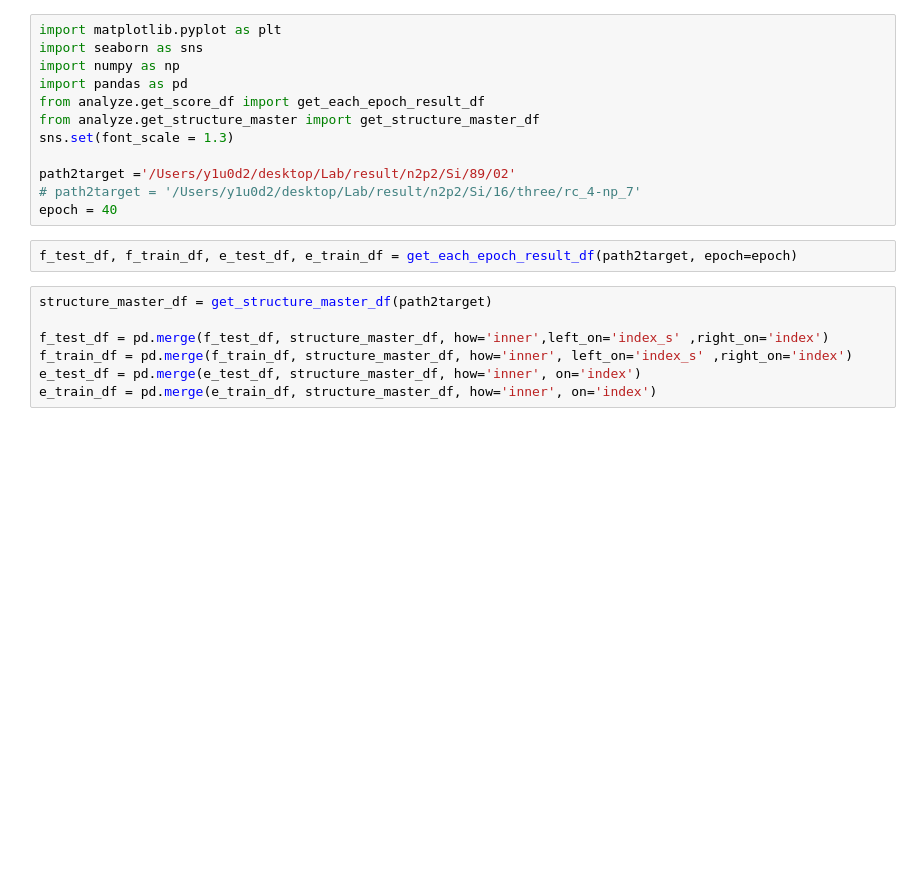
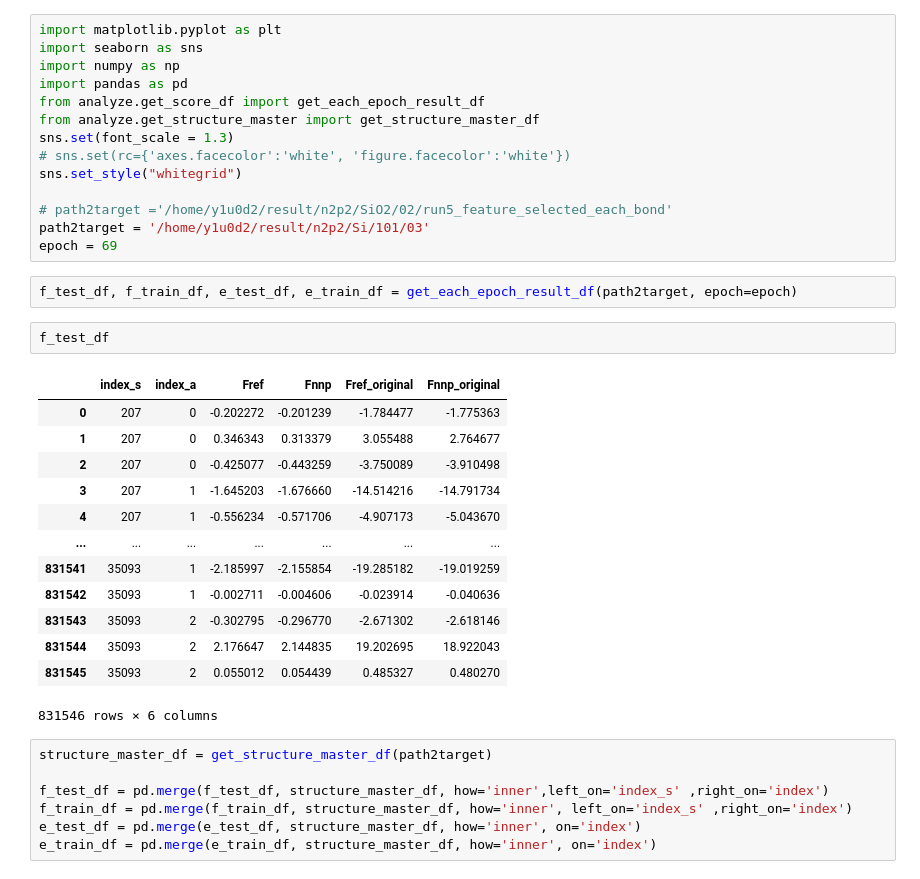
Before and after one commit to y1u0d2a1i/ml_potential, a Jupyter notebook: analyze/wip/plot_obs_pred.ipynb, the cells around one changed output. Drawn from its saved outputs; the diff is of its cells as text; blank space fills up the shorter version.

```diff
--- a/analyze/wip/plot_obs_pred.ipynb
+++ b/analyze/wip/plot_obs_pred.ipynb
@@ -6,12 +6,30 @@ import pandas as pd
 from analyze.get_score_df import get_each_epoch_result_df
 from analyze.get_structure_master import get_structure_master_df
 sns.set(font_scale = 1.3)
+# sns.set(rc={'axes.facecolor':'white', 'figure.facecolor':'white'})
+sns.set_style("whitegrid")
 
-path2target ='/Users/y1u0d2/desktop/Lab/result/n2p2/Si/89/02'
-# path2target = '/Users/y1u0d2/desktop/Lab/result/n2p2/Si/16/three/rc_4-np_7'
-epoch = 40
+# path2target ='/home/y1u0d2/result/n2p2/SiO2/02/run5_feature_selected_each_bond'
+path2target = '/home/y1u0d2/result/n2p2/Si/101/03'
+epoch = 69
 # %%
 f_test_df, f_train_df, e_test_df, e_train_df = get_each_epoch_result_df(path2target, epoch=epoch)
+# %%
+f_test_df
+# %% [output]
+|  | index_s | index_a | Fref | Fnnp | Fref_original | Fnnp_original |
+| 0 | 207 | 0 | -0.202272 | -0.201239 | -1.784477 | -1.775363 |
+| 1 | 207 | 0 | 0.346343 | 0.313379 | 3.055488 | 2.764677 |
+| 2 | 207 | 0 | -0.425077 | -0.443259 | -3.750089 | -3.910498 |
+| 3 | 207 | 1 | -1.645203 | -1.676660 | -14.514216 | -14.791734 |
+| 4 | 207 | 1 | -0.556234 | -0.571706 | -4.907173 | -5.043670 |
+| ... | ... | ... | ... | ... | ... | ... |
+| 831541 | 35093 | 1 | -2.185997 | -2.155854 | -19.285182 | -19.019259 |
+| 831542 | 35093 | 1 | -0.002711 | -0.004606 | -0.023914 | -0.040636 |
+| 831543 | 35093 | 2 | -0.302795 | -0.296770 | -2.671302 | -2.618146 |
+| 831544 | 35093 | 2 | 2.176647 | 2.144835 | 19.202695 | 18.922043 |
+| 831545 | 35093 | 2 | 0.055012 | 0.054439 | 0.485327 | 0.480270 |
+831546 rows × 6 columns
 # %%
 structure_master_df = get_structure_master_df(path2target)
 
```
Also changed, not shown: parts of 6 cells of this notebook, 15 other files.
